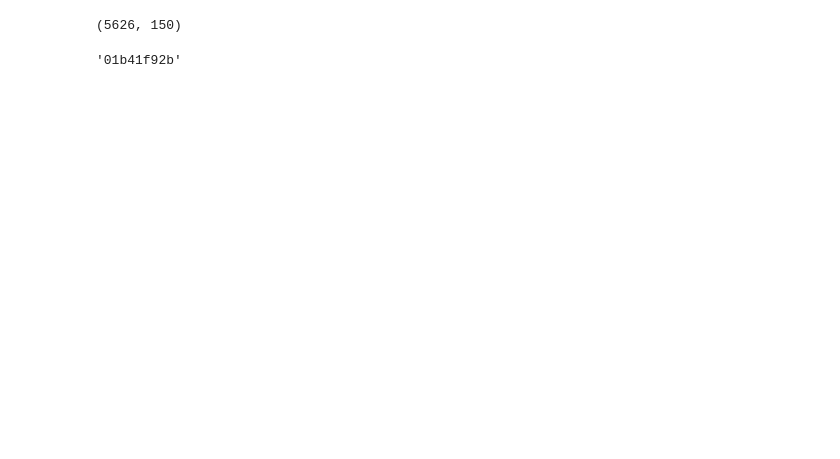
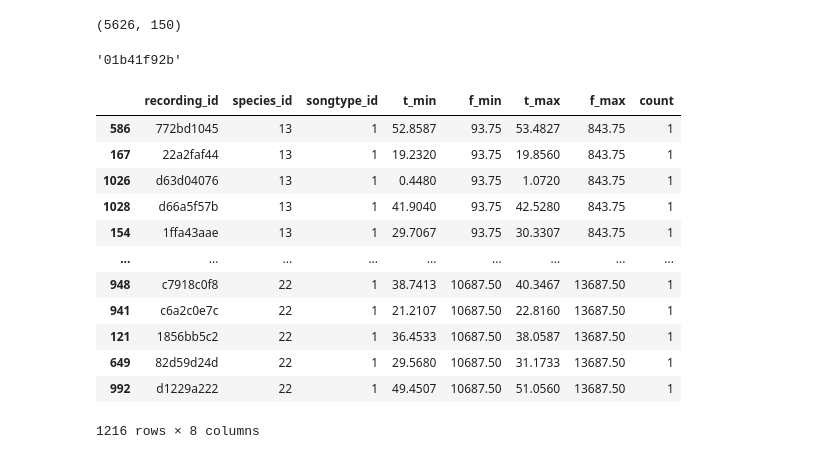
Before and after one commit to ibkuroyagi/Rainforest-Connection-Species-Audio-Detection, a Jupyter notebook: working/EDA.ipynb, the cells around one changed output. Drawn from its saved outputs; the diff is of its cells as text; code cells hidden in the pictures; blank space fills up the shorter version.

```diff
--- a/working/EDA.ipynb
+++ b/working/EDA.ipynb
@@ -170,3 +169,19 @@ logmel.shape
 train_tp_list[10].split("/")[-1][:-5]
 # %% [output]
 '01b41f92b'
+# %%
+train_tp.sort_values('f_max')
+# %% [output]
+|  | recording_id | species_id | songtype_id | t_min | f_min | t_max | f_max | count |
+| 586 | 772bd1045 | 13 | 1 | 52.8587 | 93.75 | 53.4827 | 843.75 | 1 |
+| 167 | 22a2faf44 | 13 | 1 | 19.2320 | 93.75 | 19.8560 | 843.75 | 1 |
+| 1026 | d63d04076 | 13 | 1 | 0.4480 | 93.75 | 1.0720 | 843.75 | 1 |
+| 1028 | d66a5f57b | 13 | 1 | 41.9040 | 93.75 | 42.5280 | 843.75 | 1 |
+| 154 | 1ffa43aae | 13 | 1 | 29.7067 | 93.75 | 30.3307 | 843.75 | 1 |
+| ... | ... | ... | ... | ... | ... | ... | ... | ... |
+| 948 | c7918c0f8 | 22 | 1 | 38.7413 | 10687.50 | 40.3467 | 13687.50 | 1 |
+| 941 | c6a2c0e7c | 22 | 1 | 21.2107 | 10687.50 | 22.8160 | 13687.50 | 1 |
+| 121 | 1856bb5c2 | 22 | 1 | 36.4533 | 10687.50 | 38.0587 | 13687.50 | 1 |
+| 649 | 82d59d24d | 22 | 1 | 29.5680 | 10687.50 | 31.1733 | 13687.50 | 1 |
+| 992 | d1229a222 | 22 | 1 | 49.4507 | 10687.50 | 51.0560 | 13687.50 | 1 |
+1216 rows × 8 columns
```
Also changed, not shown: parts of 4 cells of this notebook, 12 other files.
